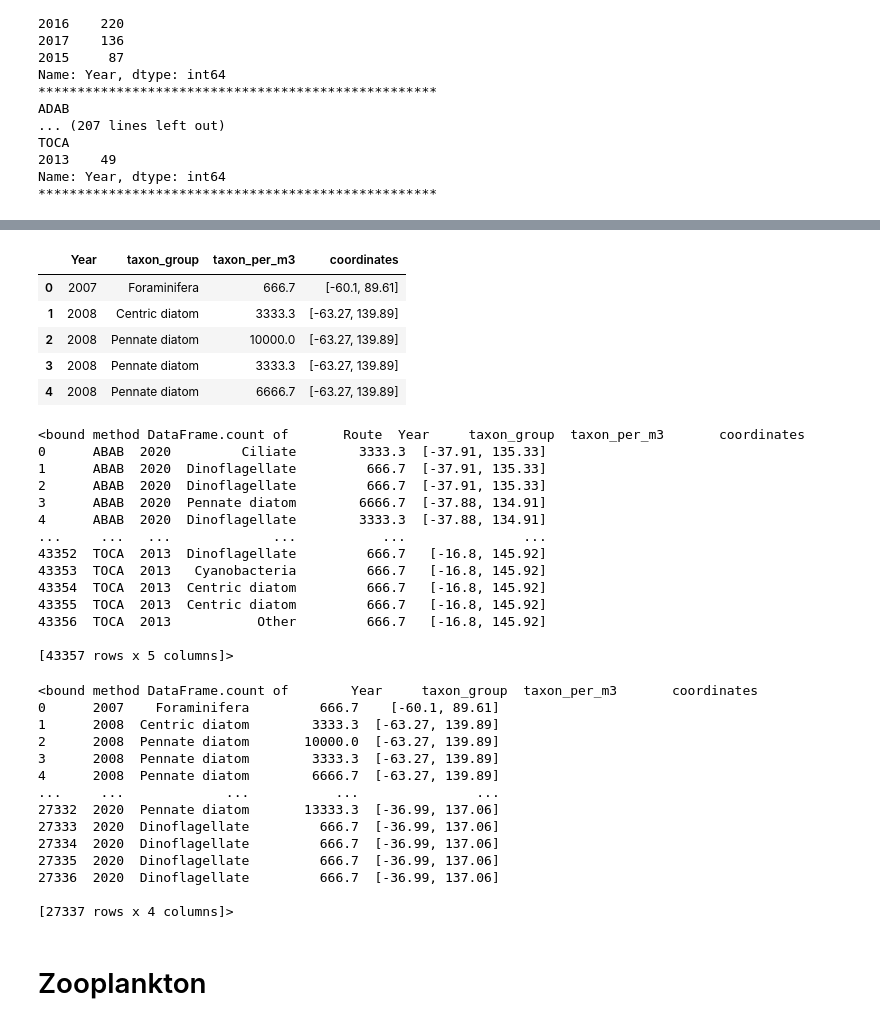
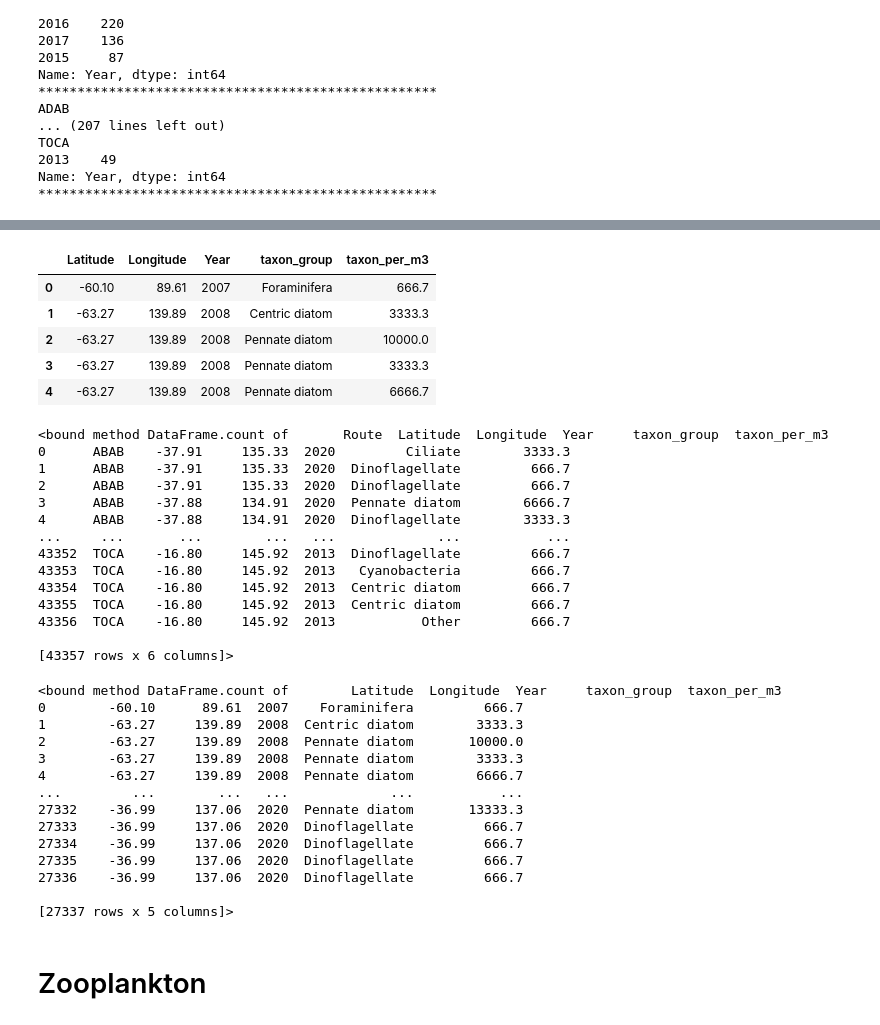
Before and after one commit to JackXinPan/Group5Project2, a Jupyter notebook: read data.ipynb, the cells around one changed output, grey strips where cells are left out. Drawn from its saved outputs; the diff is of its cells as text; code cells hidden in the pictures.

```diff
--- a/read data.ipynb
+++ b/read data.ipynb
@@ -37,7 +37,7 @@ phytoplankton.head()
 # %%
 #putting lat and long into one column
 
-phytoplankton["coordinates"] = "[" + phytoplankton["Latitude"].astype(str) +", " + phytoplankton["Longitude"].astype(str) + "]"
+#phytoplankton["coordinates"] = "[" + phytoplankton["Latitude"].astype(str) +", " + phytoplankton["Longitude"].astype(str) + "]"
 # %%
 # get list of unique routes
 column_values = phytoplankton[["Route"]].values.ravel()
@@ -104,8 +104,8 @@ phytoplankton = phytoplankton.drop(["id",
                                     "Time_24hr",
                                     "FID",
                                     "SampleDateUTC",
-                                    "Latitude",
-                                    "Longitude",
+#                                    "Latitude",
+#                                    "Longitude",
                                     "Month",
                                     "Day",
                                     "family",
@@ -142,6 +142,6 @@ phyto_main_routes = phytoplankton.loc[((phytoplankton['Route'] == "ANHO") |
         (phytoplankton["Route"] == 'MEAD')), :]
 # %%
 phyto_main_routes = phyto_main_routes.drop(["Route"], axis=1)
-phyto_main_routes = phyto_main_routes.reset_index()
+phyto_main_routes = phyto_main_routes.reset_index().drop(["index"],axis=1)
 phyto_main_routes.head()
 # %% [output]
@@ -154,13 +154,13 @@ phyto_main_routes.head()
 # %%
-phyto_main_routes = phyto_main_routes.drop(["index"],axis=1)
+#phyto_main_routes = phyto_main_routes.drop(["index"],axis=1)
 phyto_main_routes.head()
 # %% [output]
-|  | Year | taxon_group | taxon_per_m3 | coordinates |
-| 0 | 2007 | Foraminifera | 666.7 | [-60.1, 89.61] |
-| 1 | 2008 | Centric diatom | 3333.3 | [-63.27, 139.89] |
-| 2 | 2008 | Pennate diatom | 10000.0 | [-63.27, 139.89] |
-| 3 | 2008 | Pennate diatom | 3333.3 | [-63.27, 139.89] |
-| 4 | 2008 | Pennate diatom | 6666.7 | [-63.27, 139.89] |
+|  | Latitude | Longitude | Year | taxon_group | taxon_per_m3 |
+| 0 | -60.10 | 89.61 | 2007 | Foraminifera | 666.7 |
+| 1 | -63.27 | 139.89 | 2008 | Centric diatom | 3333.3 |
+| 2 | -63.27 | 139.89 | 2008 | Pennate diatom | 10000.0 |
+| 3 | -63.27 | 139.89 | 2008 | Pennate diatom | 3333.3 |
+| 4 | -63.27 | 139.89 | 2008 | Pennate diatom | 6666.7 |
 # %%
 #create empty geojson object
 # read csv forEach row in csv append geometry
@@ -171,37 +171,37 @@ phyto_main_routes.head()
 # %%
 phytoplankton.count
 # %% [output]
-<bound method DataFrame.count of       Route  Year     taxon_group  taxon_per_m3       coordinates
-0      ABAB  2020         Ciliate        3333.3  [-37.91, 135.33]
-1      ABAB  2020  Dinoflagellate         666.7  [-37.91, 135.33]
-2      ABAB  2020  Dinoflagellate         666.7  [-37.91, 135.33]
-3      ABAB  2020  Pennate diatom        6666.7  [-37.88, 134.91]
-4      ABAB  2020  Dinoflagellate        3333.3  [-37.88, 134.91]
-...     ...   ...             ...           ...               ...
-43352  TOCA  2013  Dinoflagellate         666.7   [-16.8, 145.92]
-43353  TOCA  2013   Cyanobacteria         666.7   [-16.8, 145.92]
-43354  TOCA  2013  Centric diatom         666.7   [-16.8, 145.92]
-43355  TOCA  2013  Centric diatom         666.7   [-16.8, 145.92]
-43356  TOCA  2013           Other         666.7   [-16.8, 145.92]
+<bound method DataFrame.count of       Route  Latitude  Longitude  Year     taxon_group  taxon_per_m3
+0      ABAB    -37.91     135.33  2020         Ciliate        3333.3
+1      ABAB    -37.91     135.33  2020  Dinoflagellate         666.7
+2      ABAB    -37.91     135.33  2020  Dinoflagellate         666.7
+3      ABAB    -37.88     134.91  2020  Pennate diatom        6666.7
+4      ABAB    -37.88     134.91  2020  Dinoflagellate        3333.3
+...     ...       ...        ...   ...             ...           ...
+43352  TOCA    -16.80     145.92  2013  Dinoflagellate         666.7
+43353  TOCA    -16.80     145.92  2013   Cyanobacteria         666.7
+43354  TOCA    -16.80     145.92  2013  Centric diatom         666.7
+43355  TOCA    -16.80     145.92  2013  Centric diatom         666.7
+43356  TOCA    -16.80     145.92  2013           Other         666.7
 
-[43357 rows x 5 columns]>
+[43357 rows x 6 columns]>
 # %%
 phyto_main_routes.count
 # %% [output]
-<bound method DataFrame.count of        Year     taxon_group  taxon_per_m3       coordinates
-0      2007    Foraminifera         666.7    [-60.1, 89.61]
-1      2008  Centric diatom        3333.3  [-63.27, 139.89]
-2      2008  Pennate diatom       10000.0  [-63.27, 139.89]
-3      2008  Pennate diatom        3333.3  [-63.27, 139.89]
-4      2008  Pennate diatom        6666.7  [-63.27, 139.89]
-...     ...             ...           ...               ...
-27332  2020  Pennate diatom       13333.3  [-36.99, 137.06]
-27333  2020  Dinoflagellate         666.7  [-36.99, 137.06]
-27334  2020  Dinoflagellate         666.7  [-36.99, 137.06]
-27335  2020  Dinoflagellate         666.7  [-36.99, 137.06]
-27336  2020  Dinoflagellate         666.7  [-36.99, 137.06]
+<bound method DataFrame.count of        Latitude  Longitude  Year     taxon_group  taxon_per_m3
+0        -60.10      89.61  2007    Foraminifera         666.7
+1        -63.27     139.89  2008  Centric diatom        3333.3
+2        -63.27     139.89  2008  Pennate diatom       10000.0
+3        -63.27     139.89  2008  Pennate diatom        3333.3
+4        -63.27     139.89  2008  Pennate diatom        6666.7
+...         ...        ...   ...             ...           ...
+27332    -36.99     137.06  2020  Pennate diatom       13333.3
+27333    -36.99     137.06  2020  Dinoflagellate         666.7
+27334    -36.99     137.06  2020  Dinoflagellate         666.7
+27335    -36.99     137.06  2020  Dinoflagellate         666.7
+27336    -36.99     137.06  2020  Dinoflagellate         666.7
 
-[27337 rows x 4 columns]>
+[27337 rows x 5 columns]>
 # %% [markdown]
 # Zooplankton
 # %%
```
Also changed, not shown: parts of 19 cells of this notebook, 9 other files.
